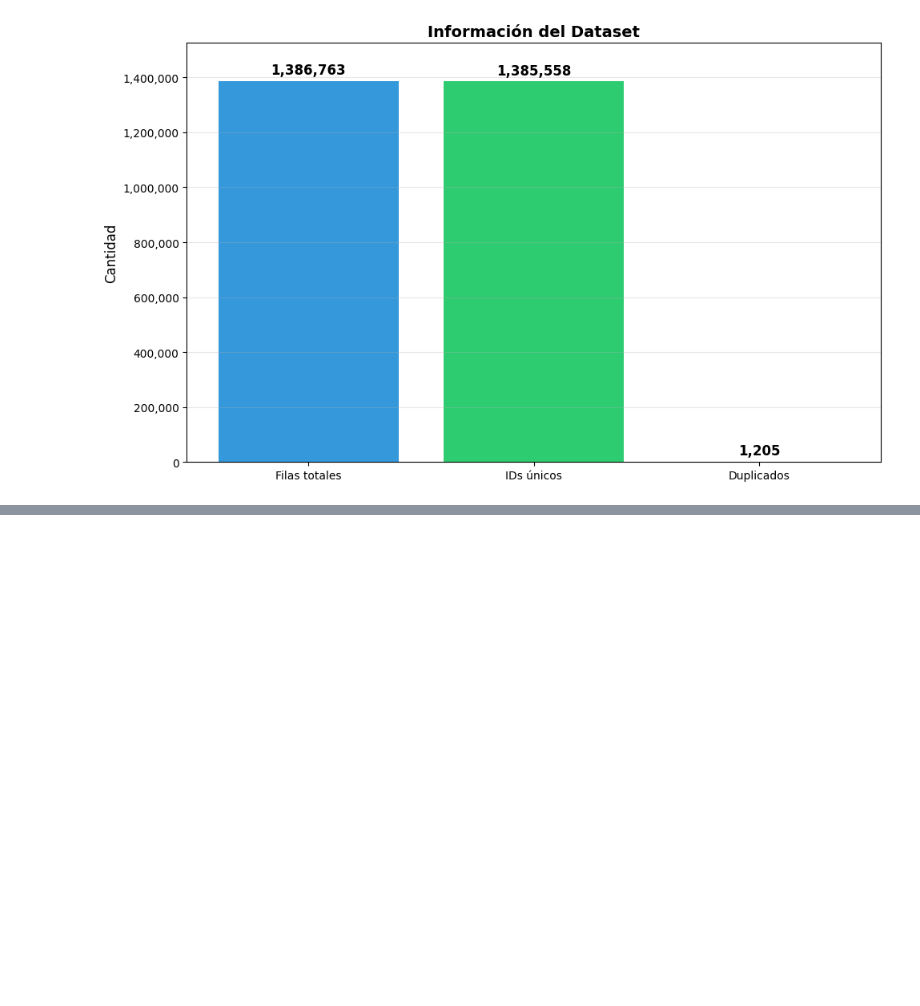
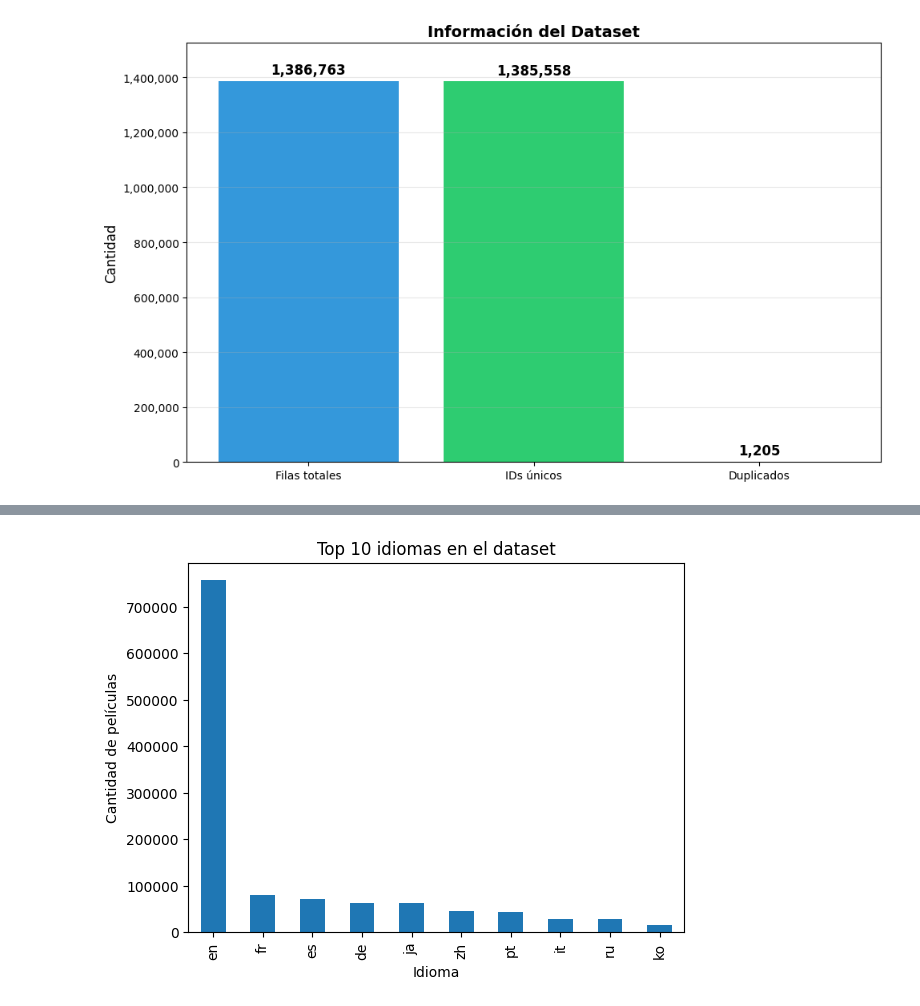
Before and after one commit to natonnelier/tmdb_movies_data_analysis, a Jupyter notebook: EDA_movies.ipynb, the cells around one changed output, grey strips where cells are left out. Drawn from its saved outputs; the diff is of its cells as text; code cells hidden in the pictures; blank space fills up the shorter version.

```diff
--- a/EDA_movies.ipynb
+++ b/EDA_movies.ipynb
@@ -432,0 +464,9 @@ plt.show()
+# %%
+# Contar cuántas películas hay por idioma
+language_counts = movies["original_language"].value_counts()
+
+# Cantidad total de idiomas distintos
+print("Cantidad de idiomas distintos:", movies["original_language"].nunique())
+
+# Mostrar los 10 idiomas más frecuentes
+language_counts.head(10)
@@ -432,0 +488,12 @@ plt.show()
+# %%
+import matplotlib.pyplot as plt
+
+# Gráfico de barras con los idiomas más frecuentes
+language_counts.head(10).plot(kind="bar")
+
+plt.title("Top 10 idiomas en el dataset")
+plt.xlabel("Idioma")
+plt.ylabel("Cantidad de películas")
+plt.show()
+# %% [output]
+[figure, added]
```
Also changed, not shown: parts of 29 cells of this notebook.
